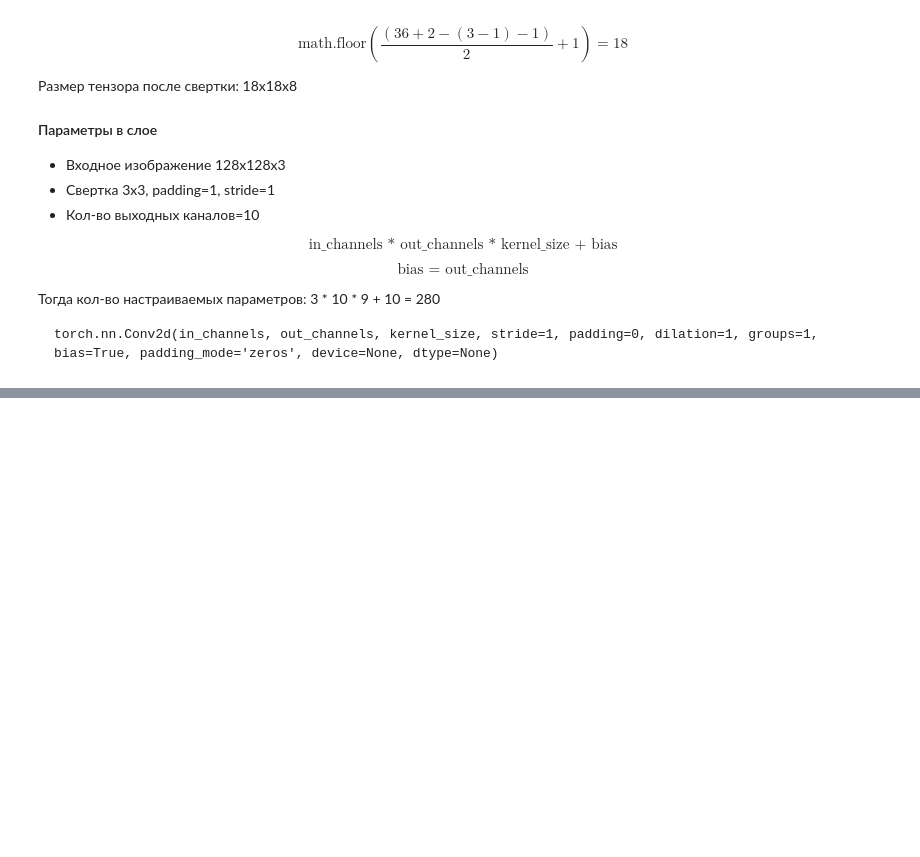
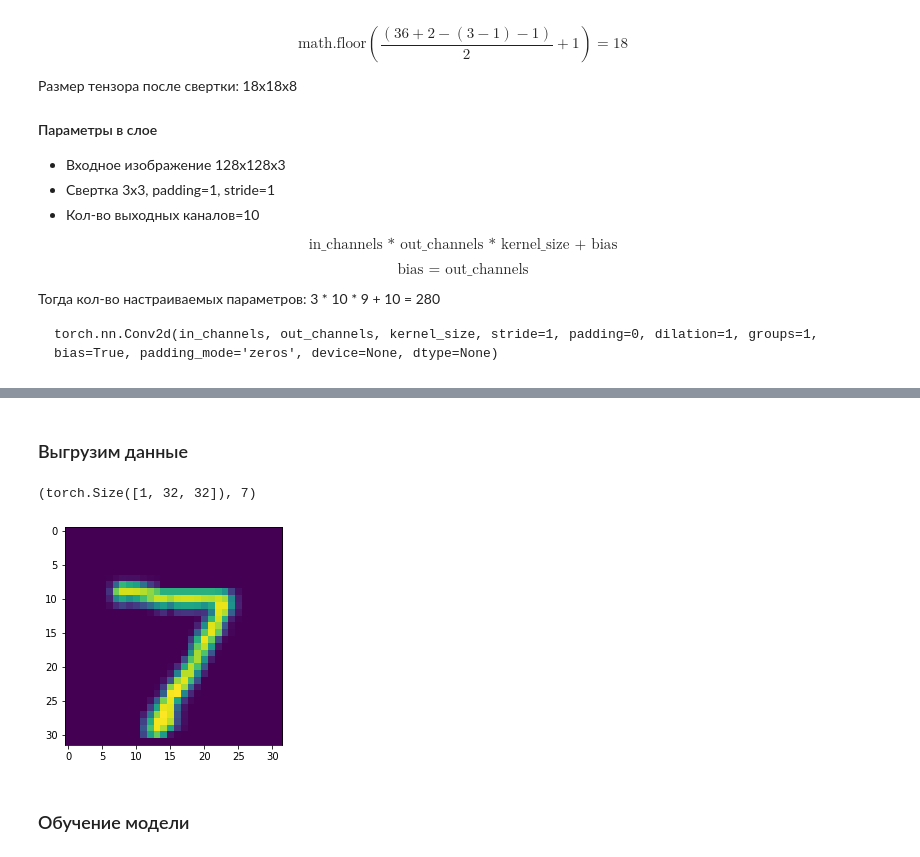
Before and after one commit to castargo/ML_DL_experiments, a Jupyter notebook: nn/cnn.ipynb, the cells around one changed output, grey strips where cells are left out. Saved outputs shown, nothing was run; the diff lists cells and outputs as text; code cells hidden in the pictures; blank space fills up the shorter version.

```diff
--- a/nn/cnn.ipynb
+++ b/nn/cnn.ipynb
@@ -150,0 +168,18 @@ torch.nn.Conv2d(in_channels, out_channels, kernel_size, stride=1, padding=0, dil
+# %% [markdown]
+### Выгрузим данные
+# %%
+mnist_train = MNIST(root='data/',
+                    train=True,
+                    transform=transforms.Compose([
+                        transforms.Resize((32,32)),
+                        transforms.ToTensor(),
+                        transforms.Normalize(mean=(0.1307,), std=(0.3081,))]),
+                    download=True)
+
+mnist_test = MNIST(root='data/',
+                   train=False,
+                    transform=transforms.Compose([
+                        transforms.Resize((32,32)),
+                        transforms.ToTensor(),
+                        transforms.Normalize(mean=(0.1307,), std=(0.3081,))]),
+                    download=True)
@@ -150,0 +190,11 @@ torch.nn.Conv2d(in_channels, out_channels, kernel_size, stride=1, padding=0, dil
+# %%
+image_tensor, label = mnist_test[0]
+image_tensor.shape, label
+# %% [output]
+(torch.Size([1, 32, 32]), 7)
+# %%
+plt.imshow(image_tensor[0, 0:32, 0:32]);
+# %% [output]
+[figure, added]
+# %% [markdown]
+### Обучение модели
```
Also changed, not shown: parts of 12 cells of this notebook, 1 other file.
